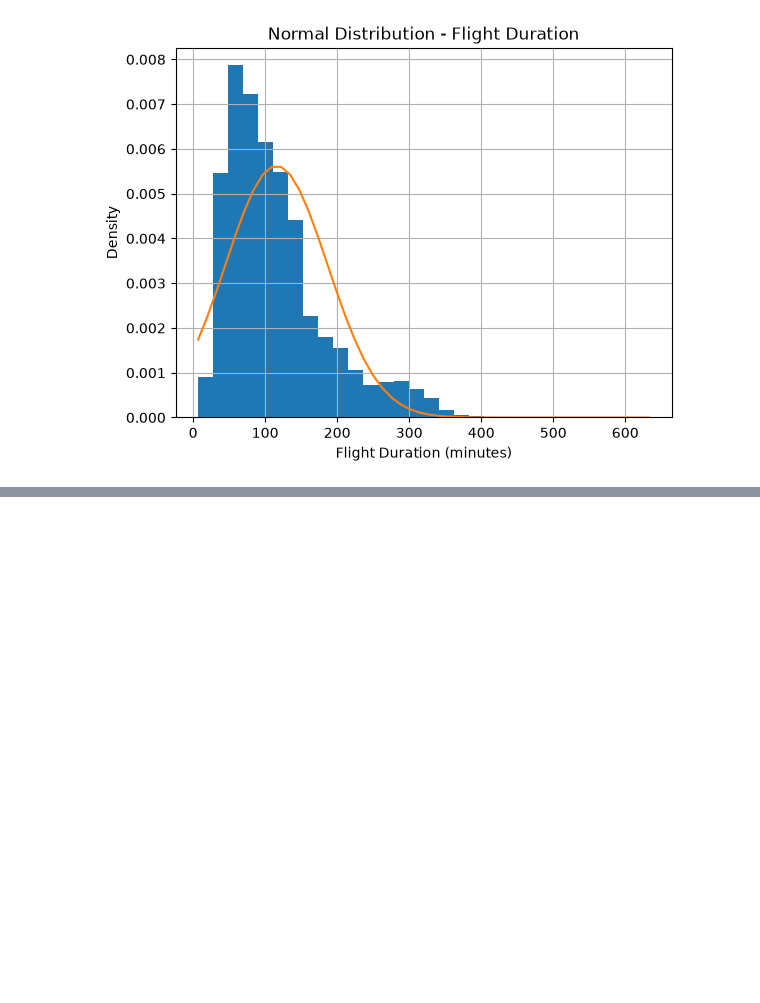
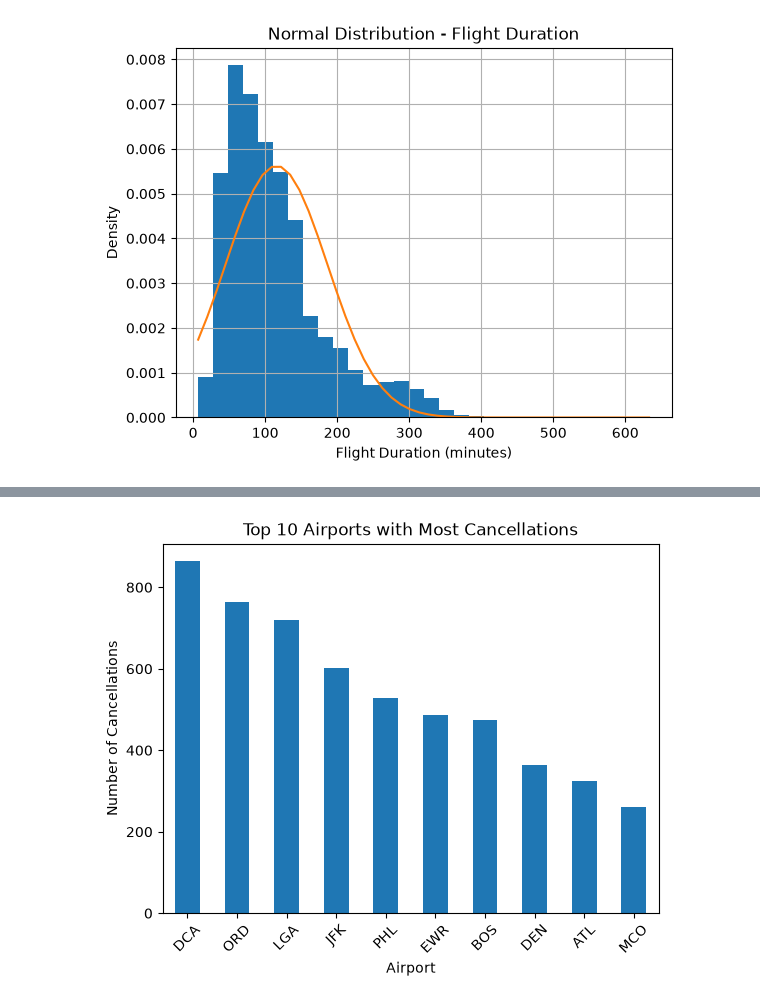
Before and after one commit to luizfaitanin-cct/Stats-for-Data-Analytics-CA1, a Jupyter notebook: Stats- HDip DBA Sept-26 CA-1 40%.ipynb, the cells around one changed output, grey strips where cells are left out. Drawn from its saved outputs; the diff is of its cells as text; code cells hidden in the pictures; blank space fills up the shorter version.

```diff
--- a/Stats- HDip DBA Sept-26 CA-1 40%.ipynb
+++ b/Stats- HDip DBA Sept-26 CA-1 40%.ipynb
@@ -232,0 +384,13 @@ Standard deviation: 70.95826327891176
+# %%
+#Top 10 airports with most cancellations
+top_cancellations = df[df["Cancelled"] == 1]["Origin"].value_counts().head(10)
+
+top_cancellations.plot(kind="bar")
+
+plt.title("Top 10 Airports with Most Cancellations")
+plt.xlabel("Airport")
+plt.ylabel("Number of Cancellations")
+plt.xticks(rotation=45)
+plt.show()
+# %% [output]
+[figure, added]
```
Also changed, not shown: parts of 26 cells of this notebook.
